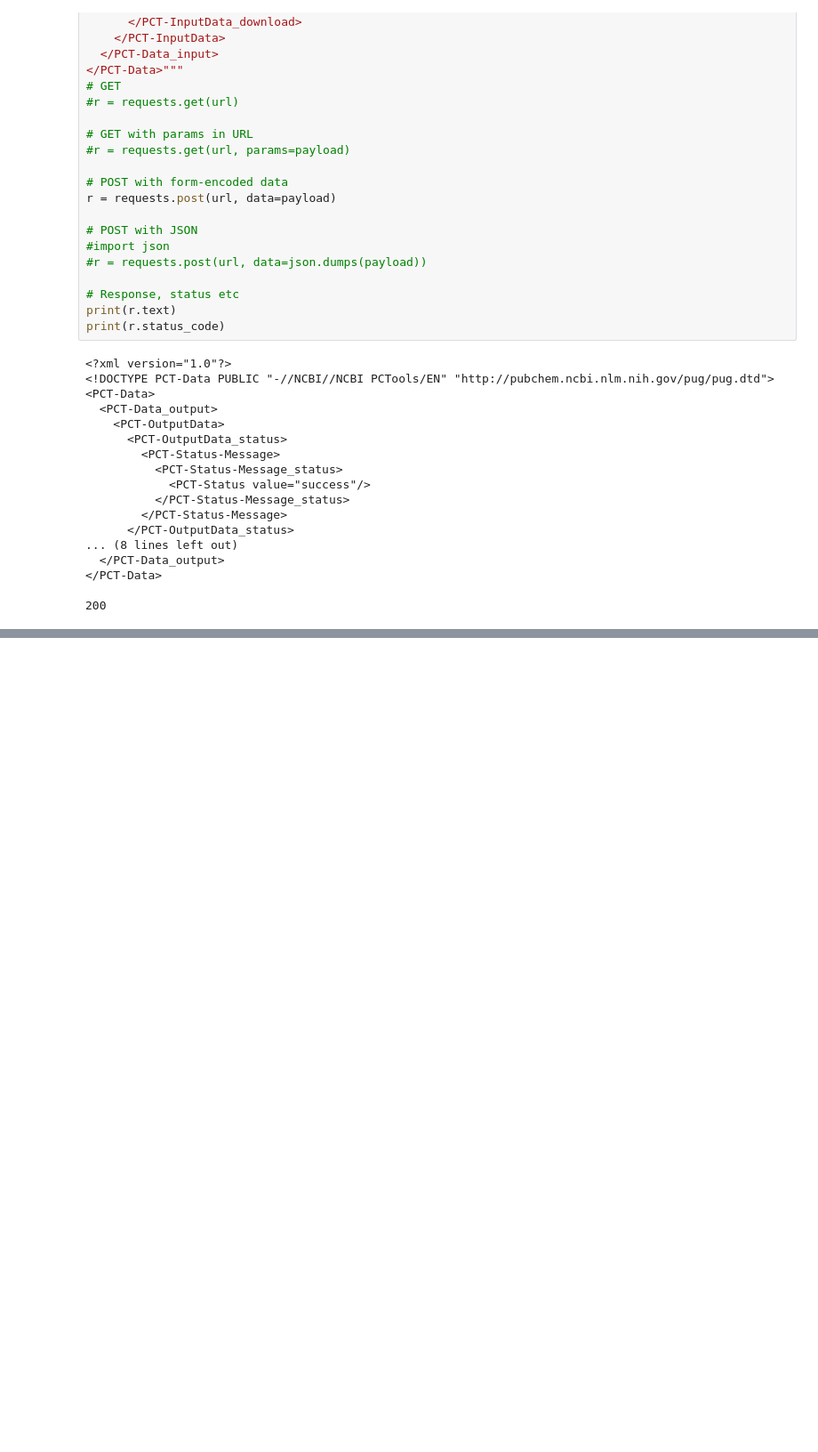
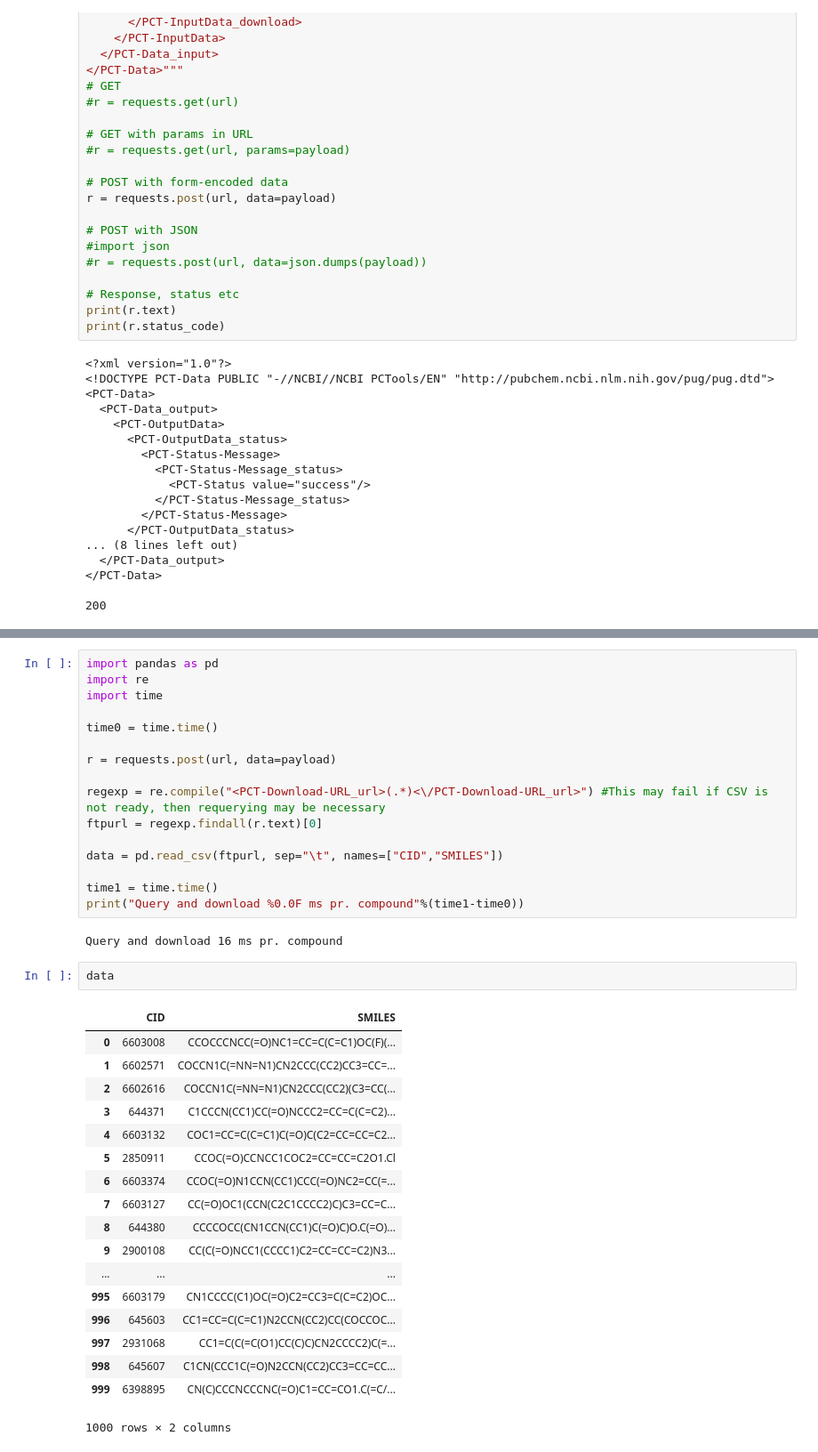
Before and after one commit to Idakwo/SMILES-Enumeration, a Jupyter notebook: Pubchem PUG example.ipynb, the cells around one changed output, grey strips where cells are left out. Shown at 89% size. Saved outputs shown, nothing was run; the diff lists cells and outputs as text; blank space fills up the shorter version.

Commit message:
Did a timing analysis and sketched two alternative ways to get Smiles info for pubchemm CIDs in bulk

```diff
--- a/Pubchem PUG example.ipynb
+++ b/Pubchem PUG example.ipynb
@@ -75,0 +139,39 @@ print(r.status_code)
+# %%
+import pandas as pd
+import re
+import time
+
+time0 = time.time()
+
+r = requests.post(url, data=payload)
+
+regexp = re.compile("<PCT-Download-URL_url>(.*)<\/PCT-Download-URL_url>") #This may fail if CSV is not ready, then requerying may be necessary
+ftpurl = regexp.findall(r.text)[0]
+
+data = pd.read_csv(ftpurl, sep="\t", names=["CID","SMILES"])
+
+time1 = time.time()
+print("Query and download %0.0F ms pr. compound"%(time1-time0))
+# %% [output]
+Query and download 16 ms pr. compound
+# %%
+data
+# %% [output]
+|  | CID | SMILES |
+| 0 | 6603008 | CCOCCCNCC(=O)NC1=CC=C(C=C1)OC(F)(... |
+| 1 | 6602571 | COCCN1C(=NN=N1)CN2CCC(CC2)CC3=CC=... |
+| 2 | 6602616 | COCCN1C(=NN=N1)CN2CCC(CC2)(C3=CC(... |
+| 3 | 644371 | C1CCCN(CC1)CC(=O)NCCC2=CC=C(C=C2)... |
+| 4 | 6603132 | COC1=CC=C(C=C1)C(=O)C(C2=CC=CC=C2... |
+| 5 | 2850911 | CCOC(=O)CCNCC1COC2=CC=CC=C2O1.Cl |
+| 6 | 6603374 | CCOC(=O)N1CCN(CC1)CCC(=O)NC2=CC(=... |
+| 7 | 6603127 | CC(=O)OC1(CCN(C2C1CCCC2)C)C3=CC=C... |
+| 8 | 644380 | CCCCOCC(CN1CCN(CC1)C(=O)C)O.C(=O)... |
+| 9 | 2900108 | CC(C(=O)NCC1(CCCC1)C2=CC=CC=C2)N3... |
+| ... | ... | ... |
+| 995 | 6603179 | CN1CCCC(C1)OC(=O)C2=CC3=C(C=C2)OC... |
+| 996 | 645603 | CC1=CC=C(C=C1)N2CCN(CC2)CC(COCCOC... |
+| 997 | 2931068 | CC1=C(C(=C(O1)CC(C)C)CN2CCCC2)C(=... |
+| 998 | 645607 | C1CN(CCC1C(=O)N2CCN(CC2)CC3=CC=CC... |
+| 999 | 6398895 | CN(C)CCCNCCCNC(=O)C1=CC=CO1.C(=C/... |
+1000 rows × 2 columns
```
Also changed, not shown: parts of 6 cells of this notebook, 2 other files.
